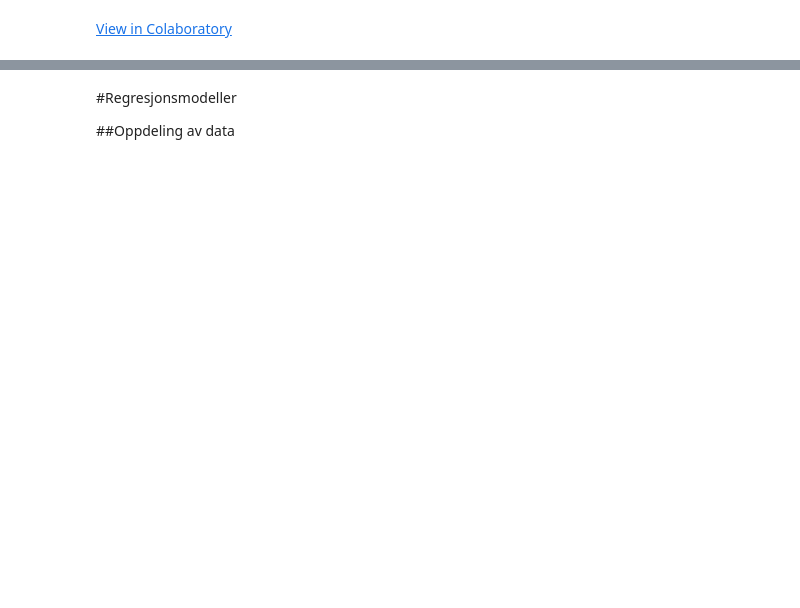
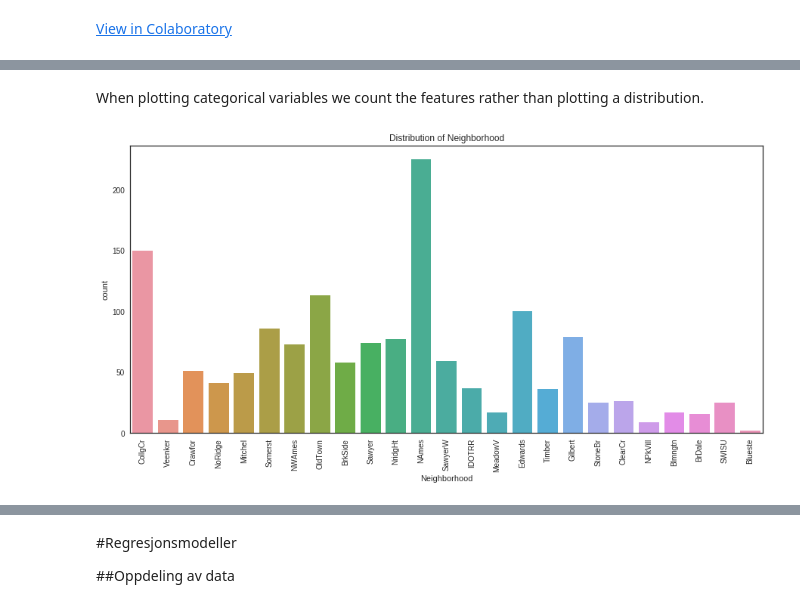
Before and after one commit to fabiansd/AI-workshop, a Jupyter notebook: House_price_prediction_showcase.ipynb, the cells around one changed output, grey strips where cells are left out. Cells and saved outputs as stored; diff of their text form; code cells hidden in the pictures; blank space fills up the shorter version.

```diff
--- a/House_price_prediction_showcase.ipynb
+++ b/House_price_prediction_showcase.ipynb
@@ -153,0 +227,6 @@ sns.heatmap(corr, mask=mask, cmap=cmap,annot = True,fmt = ".2f", vmax=.3, center
+# %% [markdown]
+When plotting categorical variables we count the features rather than plotting a distribution.
+# %%
+distribution_categorical_features(feature = 'Neighborhood', data = data_modell, figsize=(15,7))
+# %% [output]
+[figure, added]
```
Also changed, not shown: parts of 34 cells of this notebook.
